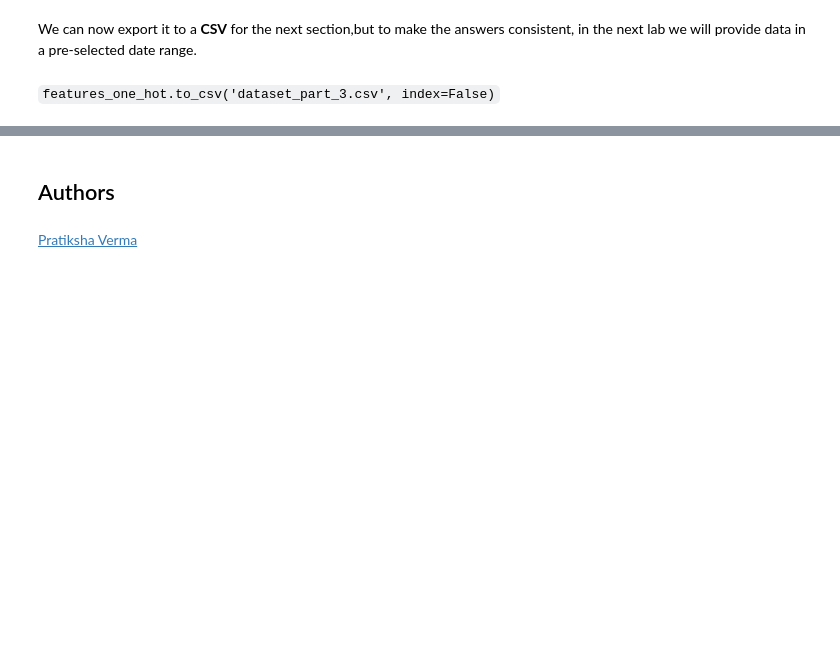
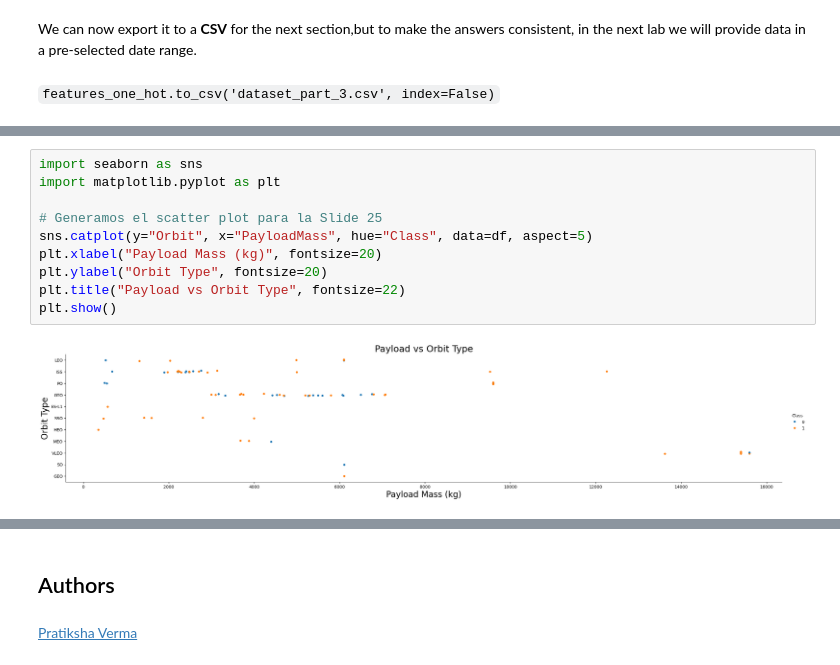
Before and after one commit to NikoAvila/Ciencia-de-datos-aplicada-Capstone, a Jupyter notebook: edadataviz.ipynb, the cells around one changed output, grey strips where cells are left out. Saved outputs shown, nothing was run; the diff lists cells and outputs as text; blank space fills up the shorter version.

```diff
--- a/edadataviz.ipynb
+++ b/edadataviz.ipynb
@@ -257,0 +293,12 @@ We can now export it to a <b>CSV</b> for the next section,but to make the answer
+# %%
+import seaborn as sns
+import matplotlib.pyplot as plt
+
+# Generamos el scatter plot para la Slide 25
+sns.catplot(y="Orbit", x="PayloadMass", hue="Class", data=df, aspect=5)
+plt.xlabel("Payload Mass (kg)", fontsize=20)
+plt.ylabel("Orbit Type", fontsize=20)
+plt.title("Payload vs Orbit Type", fontsize=22)
+plt.show()
+# %% [output]
+[figure, added]
```
Also changed, not shown: parts of 4 cells of this notebook.
